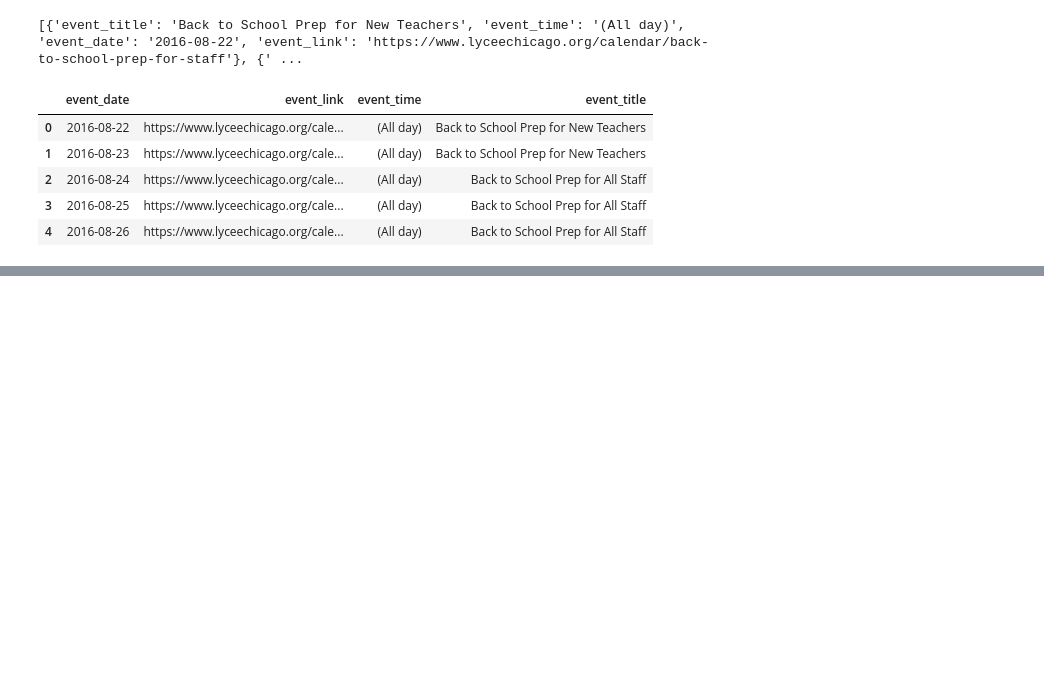
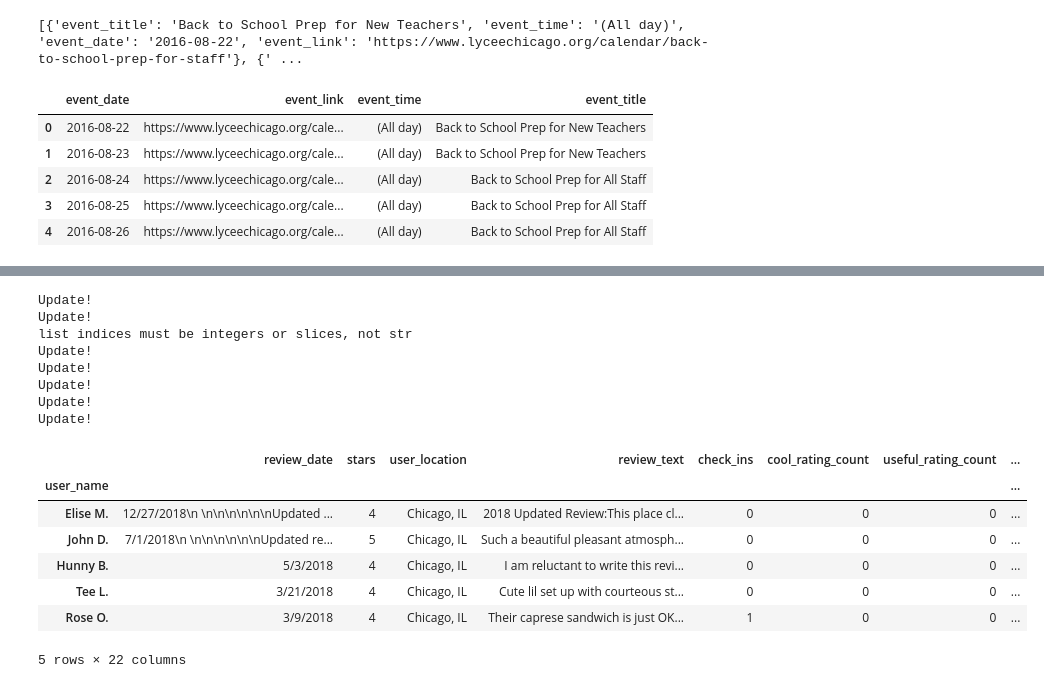
Before and after one commit to PoojaChopra123/pie_thon, a Jupyter notebook: jupyter notebooks/stacy_scratch.ipynb, the cells around one changed output, grey strips where cells are left out. Cells and saved outputs as stored; diff of their text form; code cells hidden in the pictures; blank space fills up the shorter version.

```diff
--- a/jupyter notebooks/stacy_scratch.ipynb
+++ b/jupyter notebooks/stacy_scratch.ipynb
@@ -476,0 +453,36 @@ lychee_event_df.to_csv('lychee_events.csv')
+# %%
+for index, row in belmont_review_df.iterrows():
+    if len(row['review_date']) > 15:
+        print("Update!")
+        belmont_review_df.loc[index, 'Updated'] = '1'
+        prev = row.previous_review
+        try:
+            belmont_review_df.loc[index, 'prev_text'] = prev['review_text']
+            belmont_review_df.loc[index, 'prev_stars'] = prev['stars']
+            belmont_review_df.loc[index, 'prev_date'] = prev['review_date']
+            counts = prev['review_feedback']['review_count']
+            belmont_review_df.loc[index, 'prev_useful_rating_count'] = counts[0]
+            belmont_review_df.loc[index, 'prev_funny_rating_count'] = counts[1]
+            belmont_review_df.loc[index, 'prev_cool_rating_count'] = counts[2]
+        except TypeError as error:
+            print(error)
+    else:
+        belmont_review_df.loc[index, 'Updated'] = '0'
+belmont_review_df.head()
+# %% [output]
+Update!
+Update!
+list indices must be integers or slices, not str
+Update!
+Update!
+Update!
+Update!
+Update!
+|  | review_date | stars | user_location | review_text | check_ins | cool_rating_count | useful_rating_count | ... |
+| user_name |  |  |  |  |  |  |  | ... |
+| Elise M. | 12/27/2018\n \n\n\n\n\n\nUpdated ... | 4 | Chicago, IL | 2018 Updated Review:This place cl... | 0 | 0 | 0 | ... |
+| John D. | 7/1/2018\n \n\n\n\n\n\nUpdated re... | 5 | Chicago, IL | Such a beautiful pleasant atmosph... | 0 | 0 | 0 | ... |
+| Hunny B. | 5/3/2018 | 4 | Chicago, IL | I am reluctant to write this revi... | 0 | 0 | 0 | ... |
+| Tee L. | 3/21/2018 | 4 | Chicago, IL | Cute lil set up with courteous st... | 0 | 0 | 0 | ... |
+| Rose O. | 3/9/2018 | 4 | Chicago, IL | Their caprese sandwich is just OK... | 1 | 0 | 0 | ... |
+5 rows × 22 columns
```
Also changed, not shown: parts of 41 cells of this notebook, 4 other files.
